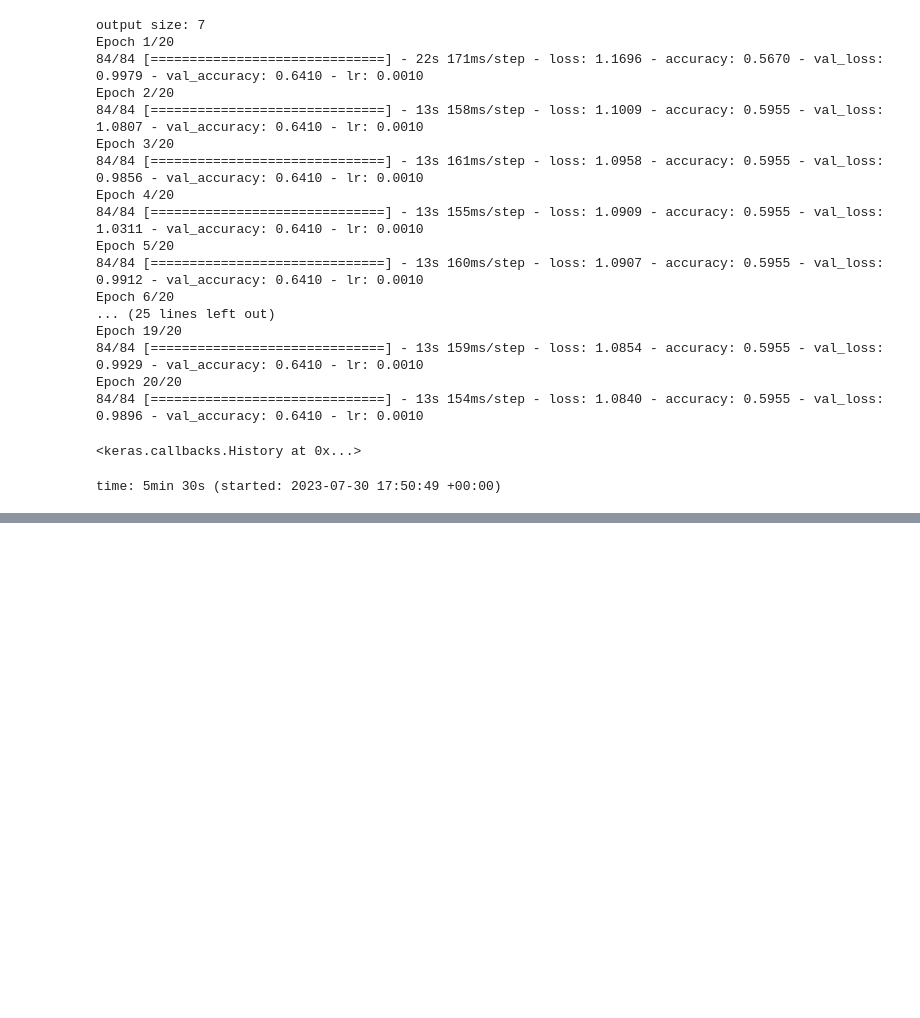
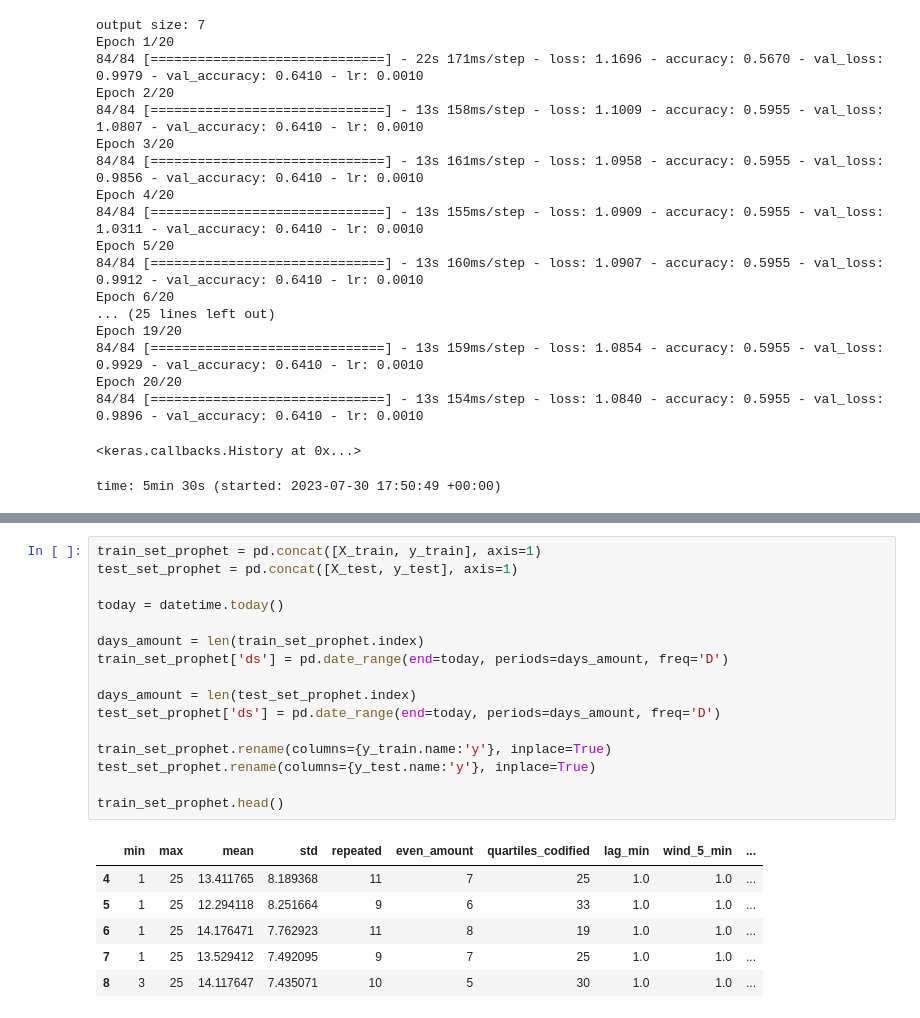
Before and after one commit to robson-rsp/datascience, a Jupyter notebook: loterias/lotofacil.ipynb, the cells around one changed output, grey strips where cells are left out. Cells and saved outputs as stored; diff of their text form; blank space fills up the shorter version.

```diff
--- a/loterias/lotofacil.ipynb
+++ b/loterias/lotofacil.ipynb
@@ -455,0 +468,23 @@ time: 5min 30s (started: 2023-07-30 17:50:49 +00:00)
+# %%
+train_set_prophet = pd.concat([X_train, y_train], axis=1)
+test_set_prophet = pd.concat([X_test, y_test], axis=1)
+
+today = datetime.today()
+
+days_amount = len(train_set_prophet.index)
+train_set_prophet['ds'] = pd.date_range(end=today, periods=days_amount, freq='D')
+
+days_amount = len(test_set_prophet.index)
+test_set_prophet['ds'] = pd.date_range(end=today, periods=days_amount, freq='D')
+
+train_set_prophet.rename(columns={y_train.name:'y'}, inplace=True)
+test_set_prophet.rename(columns={y_test.name:'y'}, inplace=True)
+
+train_set_prophet.head()
+# %% [output]
+|  | min | max | mean | std | repeated | even_amount | quartiles_codified | lag_min | wind_5_min | ... |
+| 4 | 1 | 25 | 13.411765 | 8.189368 | 11 | 7 | 25 | 1.0 | 1.0 | ... |
+| 5 | 1 | 25 | 12.294118 | 8.251664 | 9 | 6 | 33 | 1.0 | 1.0 | ... |
+| 6 | 1 | 25 | 14.176471 | 7.762923 | 11 | 8 | 19 | 1.0 | 1.0 | ... |
+| 7 | 1 | 25 | 13.529412 | 7.492095 | 9 | 7 | 25 | 1.0 | 1.0 | ... |
+| 8 | 3 | 25 | 14.117647 | 7.435071 | 10 | 5 | 30 | 1.0 | 1.0 | ... |
```
Also changed, not shown: parts of 8 cells of this notebook.
